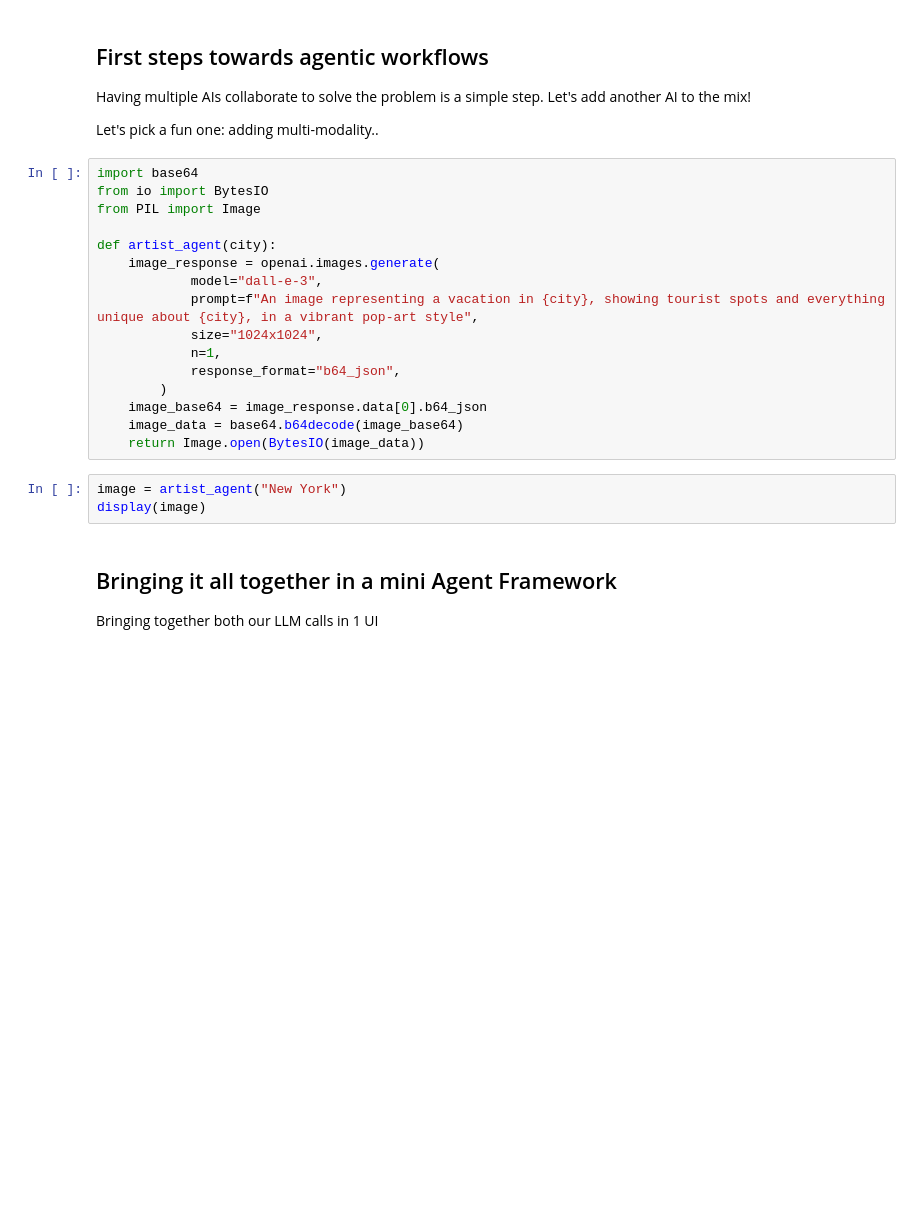
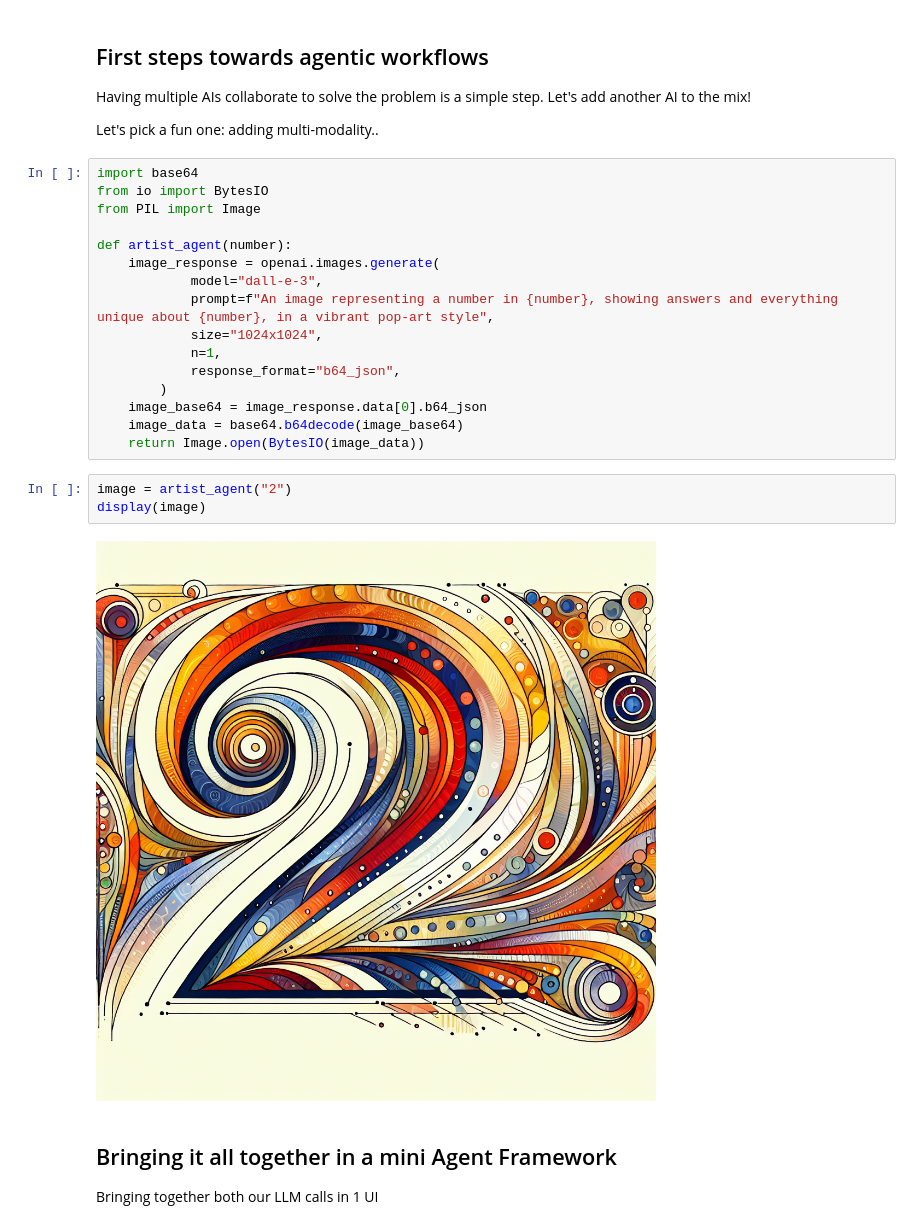
Before and after one commit to ed-donner/sds, a Jupyter notebook: week1/blake-lawall/lab2.ipynb, the cells around one changed output. Saved outputs shown, nothing was run; the diff lists cells and outputs as text; blank space fills up the shorter version.

```diff
--- a/week1/blake-lawall/lab2.ipynb
+++ b/week1/blake-lawall/lab2.ipynb
@@ -78,10 +90,10 @@ import base64
 from io import BytesIO
 from PIL import Image
 
-def artist_agent(city):
+def artist_agent(number):
     image_response = openai.images.generate(
             model="dall-e-3",
-            prompt=f"An image representing a vacation in {city}, showing tourist spots and everything unique about {city}, in a vibrant pop-art style",
+            prompt=f"An image representing a number in {number}, showing answers and everything unique about {number}, in a vibrant pop-art style",
             size="1024x1024",
             n=1,
             response_format="b64_json",
@@ -90,8 +102,10 @@ def artist_agent(city):
     image_data = base64.b64decode(image_base64)
     return Image.open(BytesIO(image_data))
 # %%
-image = artist_agent("New York")
+image = artist_agent("2")
 display(image)
+# %% [output]
+[figure, added]
 # %% [markdown]
 ## Bringing it all together in a mini Agent Framework
 
```
Also changed, not shown: parts of 8 cells of this notebook.
